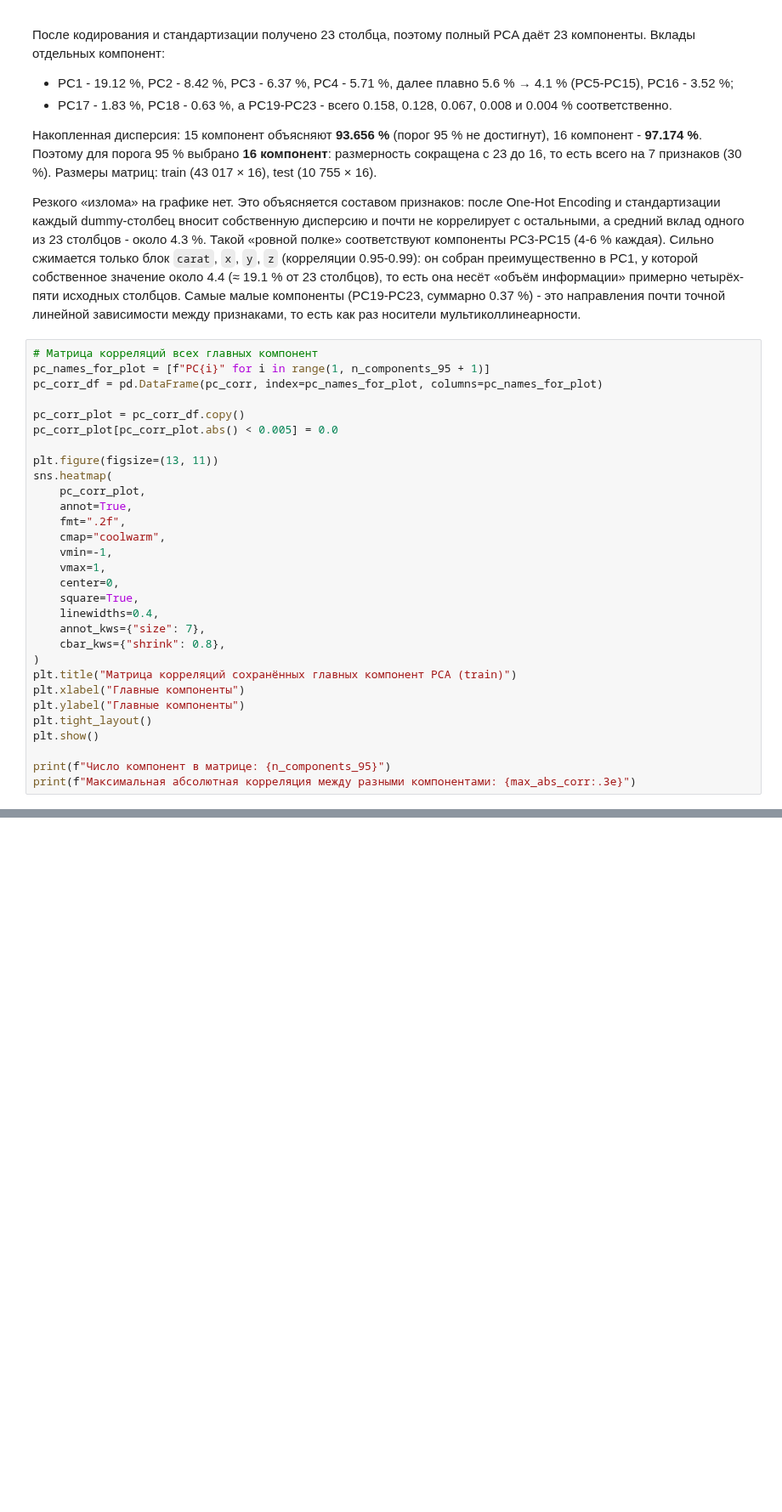
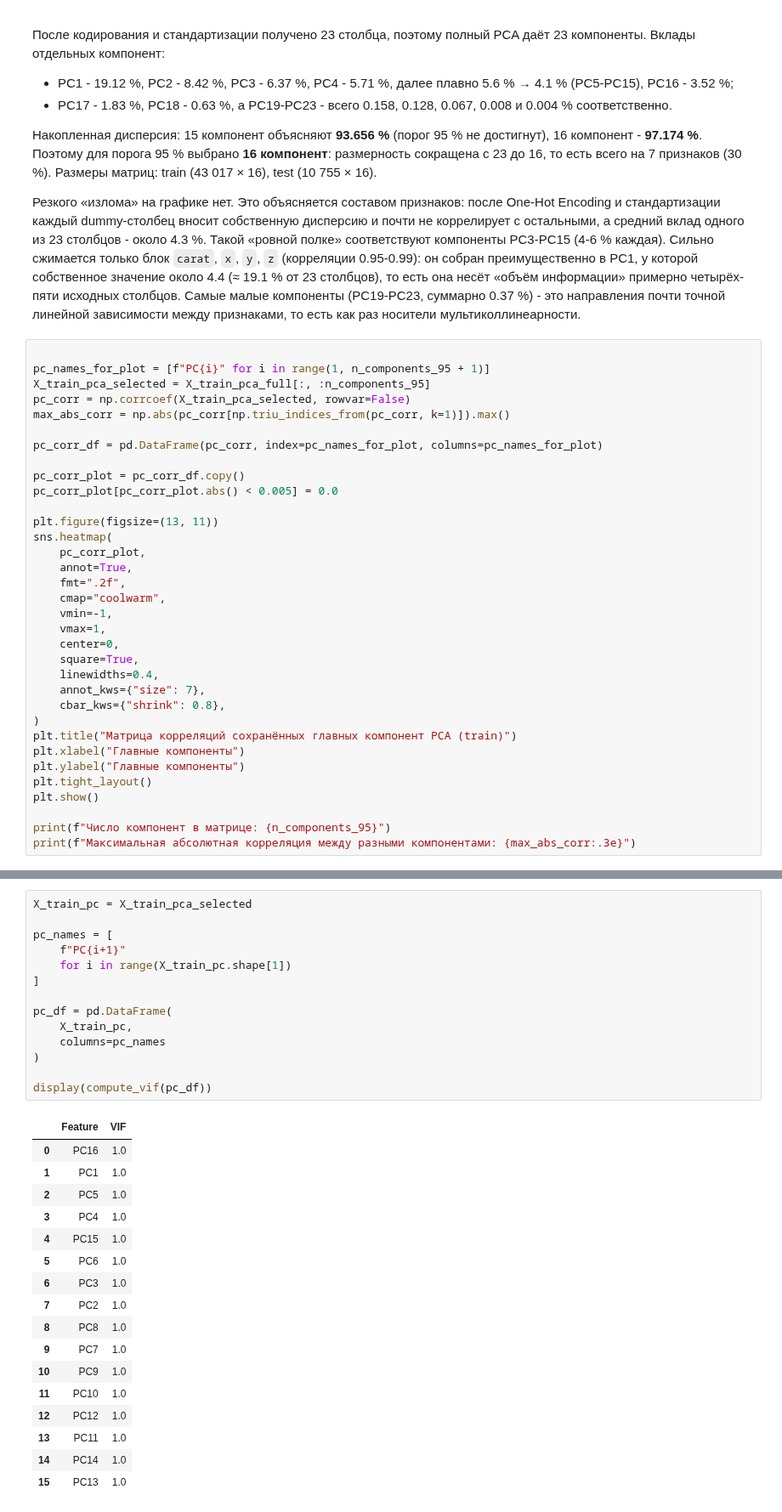
Before and after one commit to violllin/lab1_regression, a Jupyter notebook: lab1.ipynb, the cells around one changed output, grey strips where cells are left out. Shown at 85% size. Saved outputs shown, nothing was run; the diff lists cells and outputs as text; blank space fills up the shorter version.

```diff
--- a/lab1.ipynb
+++ b/lab1.ipynb
@@ -893,8 +888,12 @@ plt.show()
 
 Резкого «излома» на графике нет. Это объясняется составом признаков: после One-Hot Encoding и стандартизации каждый dummy-столбец вносит собственную дисперсию и почти не коррелирует с остальными, а средний вклад одного из 23 столбцов - около 4.3 %. Такой «ровной полке» соответствуют компоненты PC3-PC15 (4-6 % каждая). Сильно сжимается только блок `carat`, `x`, `y`, `z` (корреляции 0.95-0.99): он собран преимущественно в PC1, у которой собственное значение около 4.4 (≈ 19.1 % от 23 столбцов), то есть она несёт «объём информации» примерно четырёх-пяти исходных столбцов. Самые малые компоненты (PC19-PC23, суммарно 0.37 %) - это направления почти точной линейной зависимости между признаками, то есть как раз носители мультиколлинеарности.
 # %%
-# Матрица корреляций всех главных компонент
+
 pc_names_for_plot = [f"PC{i}" for i in range(1, n_components_95 + 1)]
+X_train_pca_selected = X_train_pca_full[:, :n_components_95]
+pc_corr = np.corrcoef(X_train_pca_selected, rowvar=False)
+max_abs_corr = np.abs(pc_corr[np.triu_indices_from(pc_corr, k=1)]).max()
+
 pc_corr_df = pd.DataFrame(pc_corr, index=pc_names_for_plot, columns=pc_names_for_plot)
 
 pc_corr_plot = pc_corr_df.copy()
@@ -929,3 +928,35 @@ print(f"Максимальная абсолютная корреляция ме
+# %%
+X_train_pc = X_train_pca_selected
+
+pc_names = [
+    f"PC{i+1}"
+    for i in range(X_train_pc.shape[1])
+]
+
+pc_df = pd.DataFrame(
+    X_train_pc,
+    columns=pc_names
+)
+
+display(compute_vif(pc_df))
+# %% [output]
+|  | Feature | VIF |
+| 0 | PC16 | 1.0 |
+| 1 | PC1 | 1.0 |
+| 2 | PC5 | 1.0 |
+| 3 | PC4 | 1.0 |
+| 4 | PC15 | 1.0 |
+| 5 | PC6 | 1.0 |
+| 6 | PC3 | 1.0 |
+| 7 | PC2 | 1.0 |
+| 8 | PC8 | 1.0 |
+| 9 | PC7 | 1.0 |
+| 10 | PC9 | 1.0 |
+| 11 | PC10 | 1.0 |
+| 12 | PC12 | 1.0 |
+| 13 | PC11 | 1.0 |
+| 14 | PC14 | 1.0 |
+| 15 | PC13 | 1.0 |
 # %% [markdown]
 На тепловой карте показаны **все 16 сохранённых компонент**, то есть именно те признаки, которые подаются в регрессию. Диагональ равна 1 (компонента коррелирует сама с собой). Все недиагональные значения равны нулю: максимальная по модулю корреляция между разными компонентами составляет **9.35 · 10⁻¹⁶** - это нулевое значение в пределах точности вычислений с плавающей запятой.
 
```
Also changed, not shown: parts of 5 cells of this notebook.
